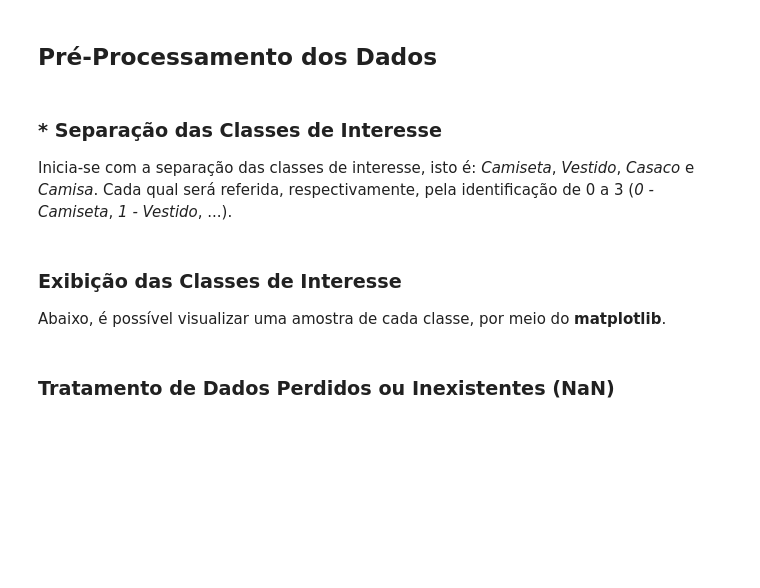
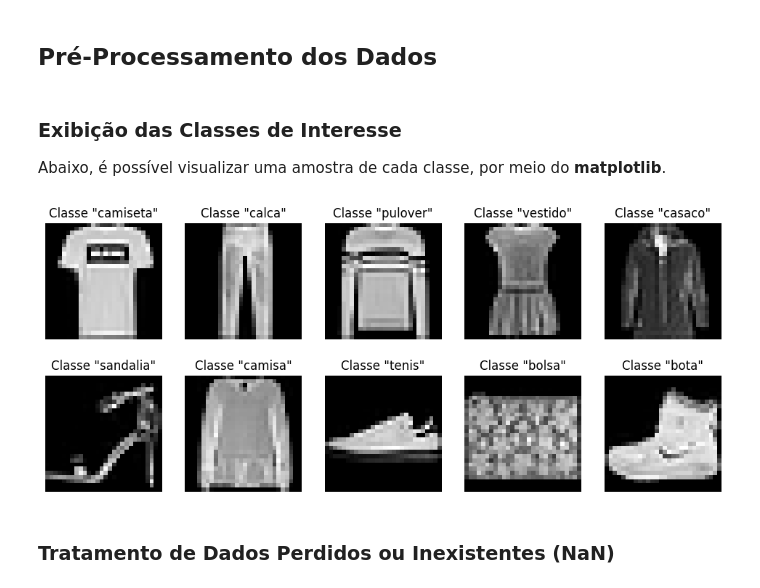
Before and after one commit to davimedio01/data-mining, a Jupyter notebook: 03. 31-10 - Atividade 3 (Agrupamento)/Atividade_03.ipynb, the cells around one changed output. Drawn from its saved outputs; the diff is of its cells as text; code cells hidden in the pictures; blank space fills up the shorter version.

```diff
--- a/03. 31-10 - Atividade 3 (Agrupamento)/Atividade_03.ipynb
+++ b/03. 31-10 - Atividade 3 (Agrupamento)/Atividade_03.ipynb
@@ -95,64 +137,29 @@ targets = targets.to_numpy().astype(int)
 # %% [markdown]
 ## **Pré-Processamento dos Dados**
-# %% [markdown]
-### \* Separação das Classes de Interesse
-
-Inicia-se com a separação das classes de interesse, isto é: _Camiseta_, _Vestido_, _Casaco_ e _Camisa_. Cada qual será referida, respectivamente, pela identificação de 0 a 3 (_0 - Camiseta_, _1 - Vestido_, ...).
-# %%
-# Definição das classes de interesse
-labels_class = {0: 0, 3: 1, 4: 2, 6: 3}
-
-# Variáveis de seleção das imagens e classes respectivas
-selected_images = []
-selected_targets = []
-
-# Criação de um dicionário com os rótulos das classes para fácil acesso
-labels_desc = {0: "camiseta", 1: "vestido", 2: "casaco", 3: "camisa"}
-labels_names = ["Camiseta", "Vestido", "Casaco", "Camisa"]
-
-# Percorre as imagens da base de dados original
-for idx, label in enumerate(targets):
-    # Para cada rótulo de interesse, salvar as imagens e os rótulos
-    if label in labels_class.keys():
-        selected_images.append(images[idx])
-        selected_targets.append(labels_class[targets[idx]])
-
-# Conversão para NumPy
-selected_images = np.array(selected_images)
-selected_targets = np.array(selected_targets)
-
-print("Imagens Selecionadas:\n", selected_images)
-print("\nRótulos Selecionados: ", selected_targets)
-print("\nTotal de Dados: ", selected_images.shape[0])
-print("\nCaracterísticas Totais: ", selected_images.shape[1])
 # %% [markdown]
 ### Exibição das Classes de Interesse
 
 Abaixo, é possível visualizar uma amostra de cada classe, por meio do **matplotlib**.
 # %%
 # Selecionando um índice de cada classe
-idx_0 = np.where(selected_targets == 0)[0][0]
-idx_1 = np.where(selected_targets == 1)[0][0]
-idx_2 = np.where(selected_targets == 2)[0][0]
-idx_3 = np.where(selected_targets == 3)[0][0]
-idx_example_images = np.array([idx_0, idx_1, idx_2, idx_3])
+idx_example_images = np.arange(10)
 
 # Definindo o tamanho da figura
-plt.figure(figsize=(10, 8))
+plt.figure(figsize=(12, 5))
 
 # Definindo o número de linhas e colunas das subfiguras
-fig_n_rows = 1
+fig_n_rows = 2
 fig_n_cols = 5
 
 # Mostrando as amostras de cada classe
-for label, image_idx in enumerate(labels_desc.keys()):
+for label, image_idx in enumerate(idx_example_images):
     plt.subplot(fig_n_rows, fig_n_cols, label + 1)
     plt.title(f'Classe "{labels_desc[label]}"')
-    plt.imshow(
-        selected_images[idx_example_images[image_idx]].reshape(28, 28), cmap="gray"
-    )
+    plt.imshow(data[classes == image_idx][0].reshape(28, 28), cmap="gray")
     plt.axis("off")
 plt.show()
+# %% [output]
+[figure, added]
 # %% [markdown]
 ### Tratamento de Dados Perdidos ou Inexistentes (NaN)
 # %% [markdown]
```
Also changed, not shown: parts of 16 cells of this notebook.
